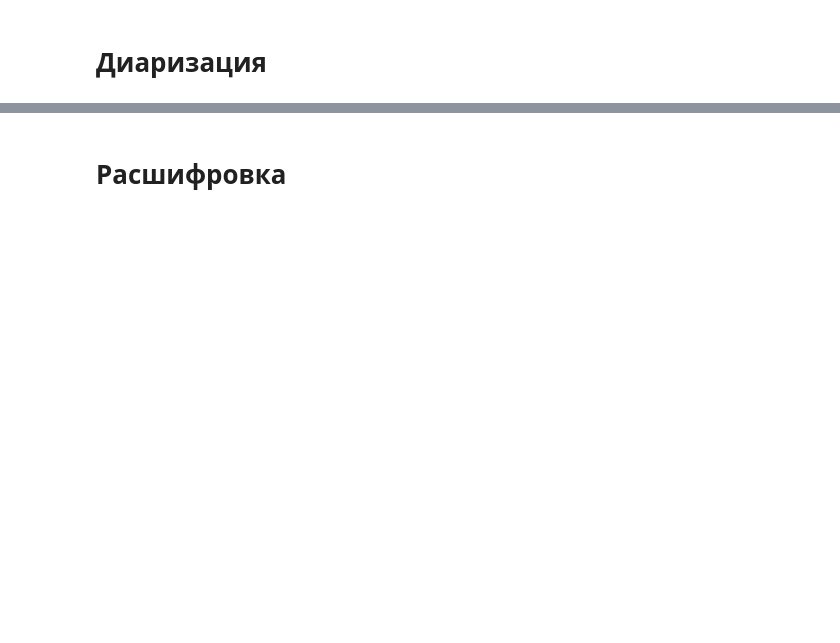
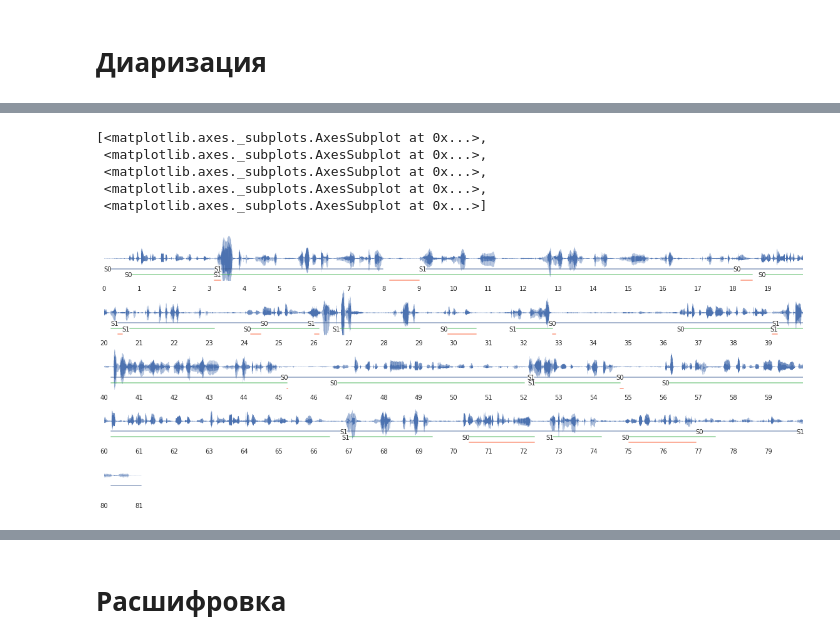
Before and after one commit to kuk/analyze-callcenter, a Jupyter notebook: notes.ipynb, the cells around one changed output, grey strips where cells are left out. Drawn from its saved outputs; the diff is of its cells as text; code cells hidden in the pictures; blank space fills up the shorter version.

```diff
--- a/notes.ipynb
+++ b/notes.ipynb
@@ -29,0 +59,10 @@ plot_segments(sound, segments2, etalon)
+# %%
+name = 'transaero'
+plot_segments(sounds[name], segments[name], etalons[name])
+# %% [output]
+[<matplotlib.axes._subplots.AxesSubplot at 0x...>,
+ <matplotlib.axes._subplots.AxesSubplot at 0x...>,
+ <matplotlib.axes._subplots.AxesSubplot at 0x...>,
+ <matplotlib.axes._subplots.AxesSubplot at 0x...>,
+ <matplotlib.axes._subplots.AxesSubplot at 0x...>]
+[figure, added]
```
Also changed, not shown: parts of 12 cells of this notebook, 21 other files.
